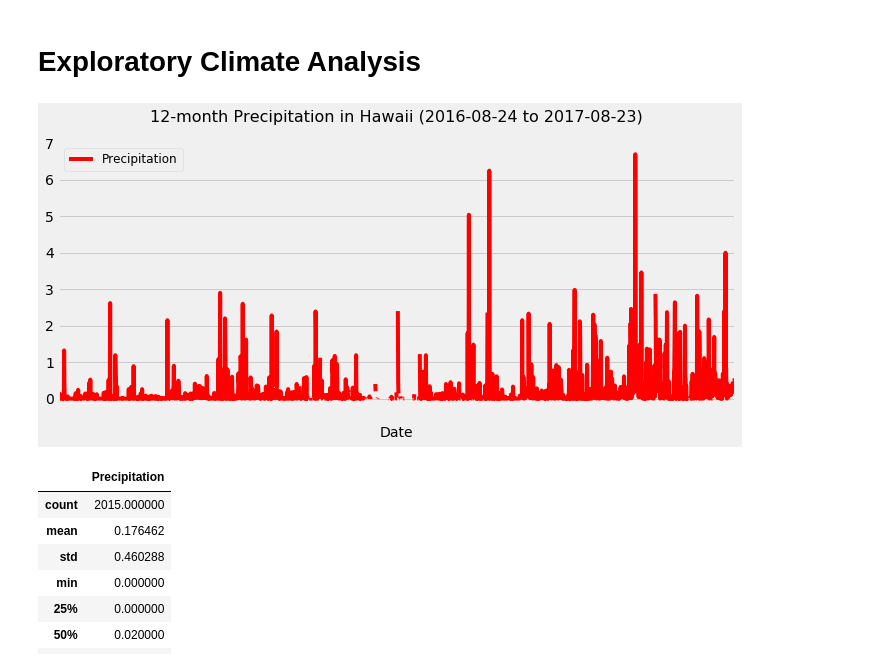
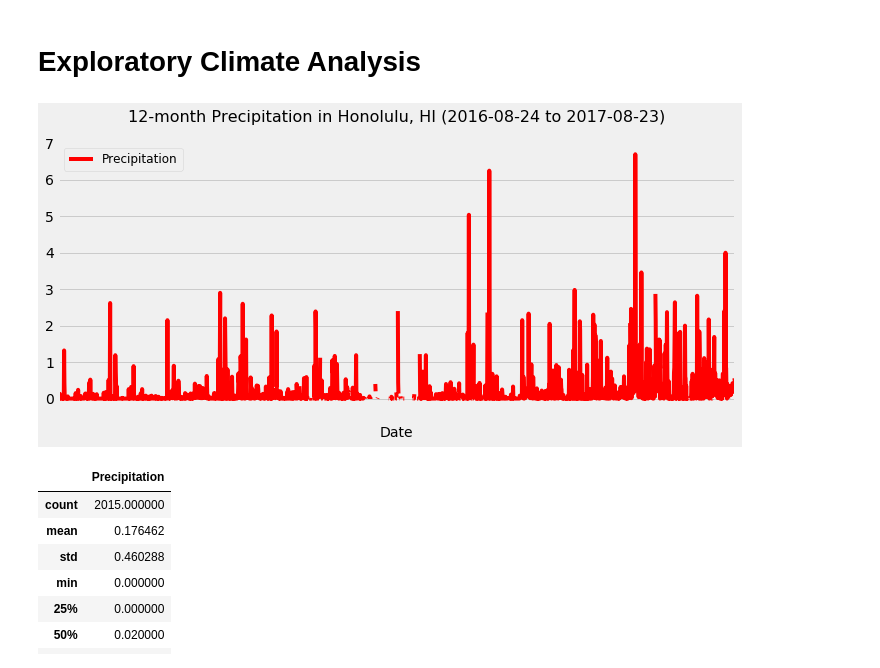
Before and after one commit to anulkar/sqlalchemy-challenge, a Jupyter notebook: climate_analysis.ipynb, the cells around one changed output. Cells and saved outputs as stored; diff of their text form; code cells hidden in the pictures.

```diff
--- a/climate_analysis.ipynb
+++ b/climate_analysis.ipynb
@@ -40,35 +41,35 @@ session = Session(engine)
 # %%
 # Design a query to retrieve the last 12 months of precipitation data and plot the results
 
 # Calculate the date of the last data point in the database
 last_measurement_date = session.query(Measurement.date).order_by(Measurement.date.desc()).first()
 # Calculate the date 1 year ago from the last data point in the database
 date_year_ago = dt.datetime.strptime(last_measurement_date[0],'%Y-%m-%d').date() - dt.timedelta(weeks=52)
 
 # Perform a query to retrieve the date and precipitation scores
 prcp_scores = session.query(Measurement.date, Measurement.prcp).filter(Measurement.date >= date_year_ago).filter(Measurement.date <= last_measurement_date[0]).all()
 
 # Save the query results as a Pandas DataFrame and set the index to the date column
 prcp_scores_df = pd.DataFrame(prcp_scores, columns=['Date','Precipitation'])
 prcp_scores_df.set_index('Date', inplace=True)
 
 # Drop all rows that have NaN/blank values in the precipitation column
 prcp_scores_df['Precipitation'].dropna(inplace=True)
 
 # Sort the dataframe by date
 prcp_scores_df.sort_index(axis=0)
 
 # Use Pandas Plotting with Matplotlib to plot the data
 ax = prcp_scores_df.plot(figsize=(10,5), color='red')
-ax.set_title(f'12-month Precipitation in Hawaii ({date_year_ago} to {last_measurement_date[0]})', fontsize=16, pad=20)
+ax.set_title(f'12-month Precipitation in Honolulu, HI ({date_year_ago} to {last_measurement_date[0]})', fontsize=16, pad=20)
 ax.set_xlabel('Date', fontsize=14, labelpad=15)
 ax.legend(loc='best', fontsize=12)
 plt.xticks([])
 plt.tight_layout()
 plt.savefig(f'images/Yearly_HI_Prcp_{date_year_ago}_{last_measurement_date[0]}.png', dpi=200)
 plt.show()
 # %% [output]
-[figure, old version]
+[figure, new version]
 # %%
 # Use Pandas to calcualte the summary statistics for the precipitation data
 prcp_scores_df.describe()
```
Also changed, not shown: parts of 8 cells of this notebook.
